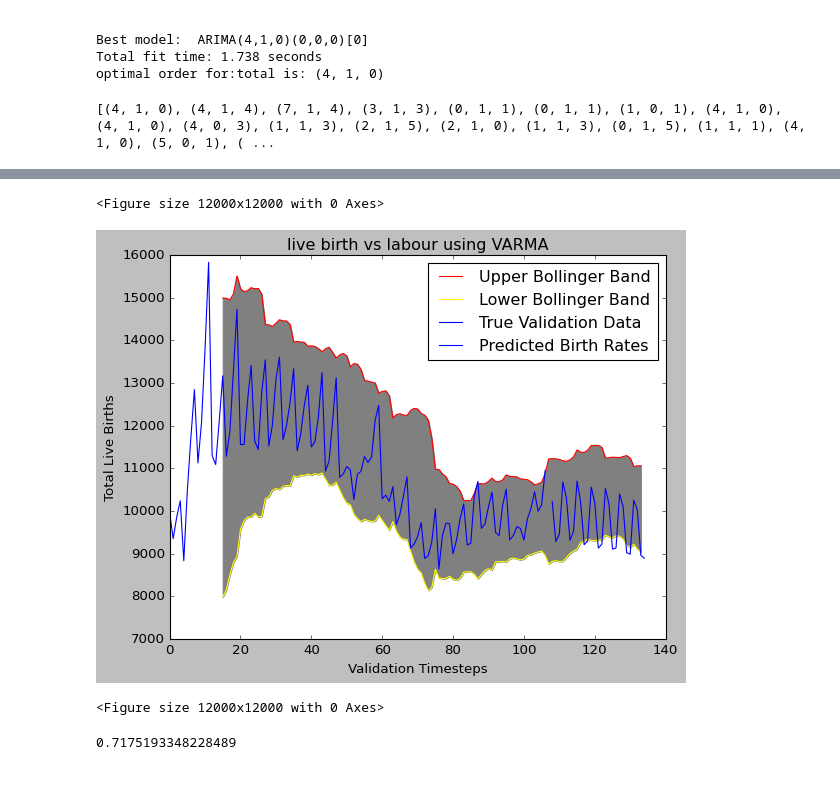
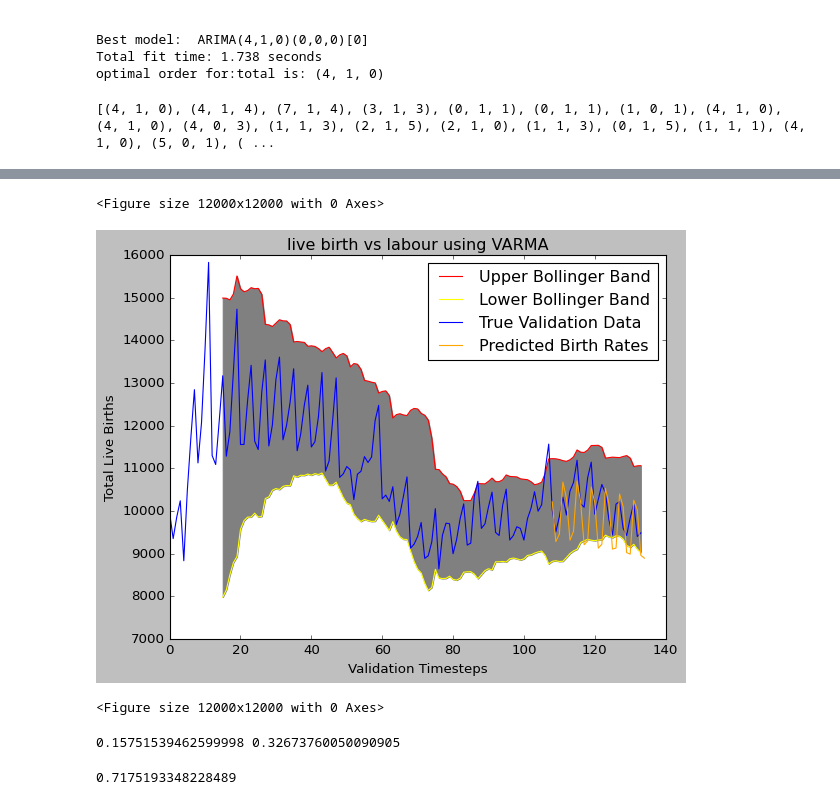
Before and after one commit to KosmonautX/osiris, a Jupyter notebook: TemporalConvBlock.ipynb, the cells around one changed output, grey strips where cells are left out. Cells and saved outputs as stored; diff of their text form; code cells hidden in the pictures.

```diff
--- a/TemporalConvBlock.ipynb
+++ b/TemporalConvBlock.ipynb
@@ -485,10 +483,10 @@ Performing stepwise search to minimize aic
 Best model:  ARIMA(4,1,0)(0,0,0)[0]
 Total fit time: 1.738 seconds
 optimal order for:total is: (4, 1, 0)
-# %%
-print(pq)
-# %% [output]
-[(4, 1, 0), (4, 1, 4), (7, 1, 4), (3, 1, 3), (0, 1, 1), (0, 1, 1), (1, 0, 1), (4, 1, 0), (4, 1, 0), (4, 0, 3), (1, 1, 3), (2, 1, 5), (2, 1, 0), (1, 1, 3), (0, 1, 5), (1, 1, 1), (4, 1, 0), (5, 0, 1), ( ...
+# %%
+print(pq)
+# %% [output]
+[(4, 1, 0), (4, 1, 4), (7, 1, 4), (3, 1, 3), (0, 1, 1), (0, 1, 1), (1, 0, 1), (4, 1, 0), (4, 1, 0), (4, 0, 3), (1, 1, 3), (2, 1, 5), (2, 1, 0), (1, 1, 3), (0, 1, 5), (1, 1, 1), (4, 1, 0), (5, 0, 1), ( ...
 # %%
 # VARMA example
 ## endogenous
@@ -523,19 +521,30 @@ array([[10216.43008403,    89.80227733,    97.73689479,    85.17100883,
 # %%
 varma = pd.DataFrame(yhat)
 plt.plot(raw['bolu'],color="red", label='Upper Bollinger Band')
 plt.plot(raw['bold'],color="yellow", label='Lower Bollinger Band')
-plt.plot(train['total'], label='True Validation Data')
-plt.plot(range(108,135),varma[0],color="blue", label='Predicted Birth Rates')
+plt.plot(raw['total'], label='True Validation Data')
+plt.plot(range(108,135),varma[0],color="orange", label='Predicted Birth Rates')
 plt.title("live birth vs labour using VARMA")
 plt.xlabel("Validation Timesteps")
 plt.ylabel("Total Live Births")
 plt.legend(loc="upper right")
 plt.fill_between(raw.index,raw['bolu'],raw['bold'], color='gray')
 plt.figure(figsize=(10, 10), dpi=1200)
 # %% [output]
 <Figure size 12000x12000 with 0 Axes>
-[figure, old version]
+[figure, new version]
 <Figure size 12000x12000 with 0 Axes>
+# %%
+preds_rel = varma[0]
+true_rel = true
+raw.loc[len(raw)-len(preds)+1:len(raw), 'pred'] = (preds*(y_test_max-y_test_min+ 1e-9) + y_test_min)[:-1]
+raw.loc[len(raw)-len(preds)+1:len(raw), 'test'] = (true*(y_test_max-y_test_min+ 1e-9) + y_test_min)[:-1]
+
+mse = mean_squared_error(true, (varma[0]- y_test_min)/(y_test_max-y_test_min+ 1e-9))
+mae = mean_absolute_error(true, (varma[0]- y_test_min)/(y_test_max-y_test_min+ 1e-9))
+print(mse,mae)
+# %% [output]
+0.15751539462599998 0.32673760050090905
 # %%
 import numpy as np
 from scipy.stats import norm
```
Also changed, not shown: parts of 4 cells of this notebook, 1 other file.
